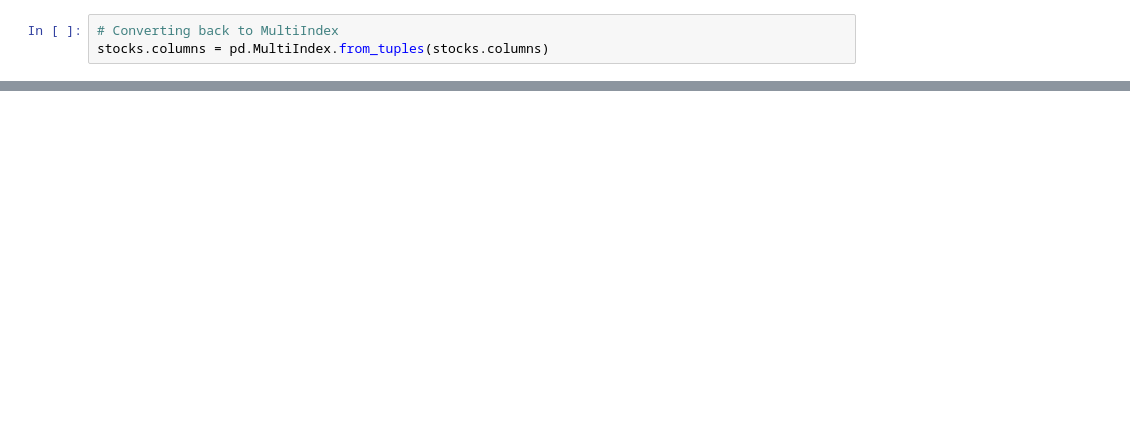
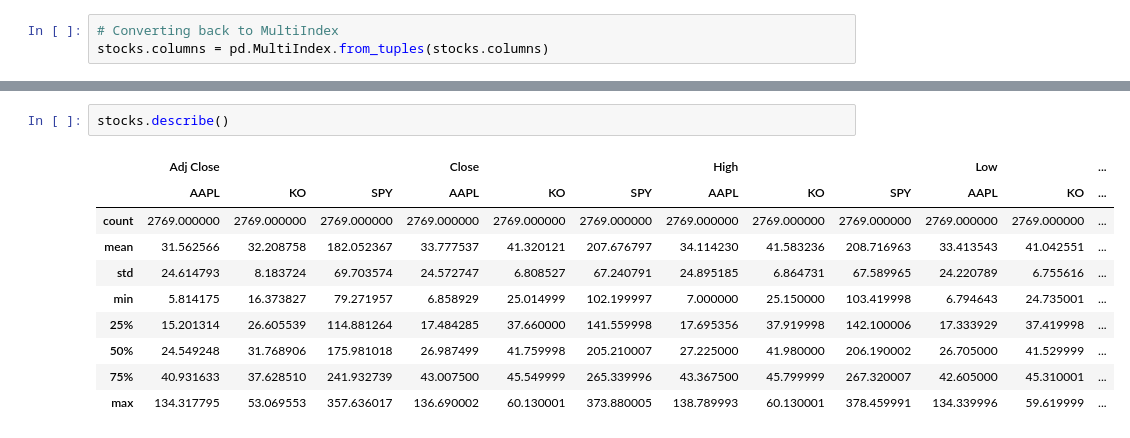
Before and after one commit to AishMe/AlgoTradingNovice, a Jupyter notebook: AlgoTrading.ipynb, the cells around one changed output, grey strips where cells are left out. Cells and saved outputs as stored; diff of their text form; blank space fills up the shorter version.

```diff
--- a/AlgoTrading.ipynb
+++ b/AlgoTrading.ipynb
@@ -181 +160,14 @@ stocks
 2769 rows × 18 columns
+# %%
+stocks.describe()
+# %% [output]
+|  | Adj Close |  |  | Close |  |  | High |  |  | Low |  | ... |
+|  | AAPL | KO | SPY | AAPL | KO | SPY | AAPL | KO | SPY | AAPL | KO | ... |
+| count | 2769.000000 | 2769.000000 | 2769.000000 | 2769.000000 | 2769.000000 | 2769.000000 | 2769.000000 | 2769.000000 | 2769.000000 | 2769.000000 | 2769.000000 | ... |
+| mean | 31.562566 | 32.208758 | 182.052367 | 33.777537 | 41.320121 | 207.676797 | 34.114230 | 41.583236 | 208.716963 | 33.413543 | 41.042551 | ... |
+| std | 24.614793 | 8.183724 | 69.703574 | 24.572747 | 6.808527 | 67.240791 | 24.895185 | 6.864731 | 67.589965 | 24.220789 | 6.755616 | ... |
+| min | 5.814175 | 16.373827 | 79.271957 | 6.858929 | 25.014999 | 102.199997 | 7.000000 | 25.150000 | 103.419998 | 6.794643 | 24.735001 | ... |
+| 25% | 15.201314 | 26.605539 | 114.881264 | 17.484285 | 37.660000 | 141.559998 | 17.695356 | 37.919998 | 142.100006 | 17.333929 | 37.419998 | ... |
+| 50% | 24.549248 | 31.768906 | 175.981018 | 26.987499 | 41.759998 | 205.210007 | 27.225000 | 41.980000 | 206.190002 | 26.705000 | 41.529999 | ... |
+| 75% | 40.931633 | 37.628510 | 241.932739 | 43.007500 | 45.549999 | 265.339996 | 43.367500 | 45.799999 | 267.320007 | 42.605000 | 45.310001 | ... |
+| max | 134.317795 | 53.069553 | 357.636017 | 136.690002 | 60.130001 | 373.880005 | 138.789993 | 60.130001 | 378.459991 | 134.339996 | 59.619999 | ... |
```
Also changed, not shown: parts of 13 cells of this notebook.
